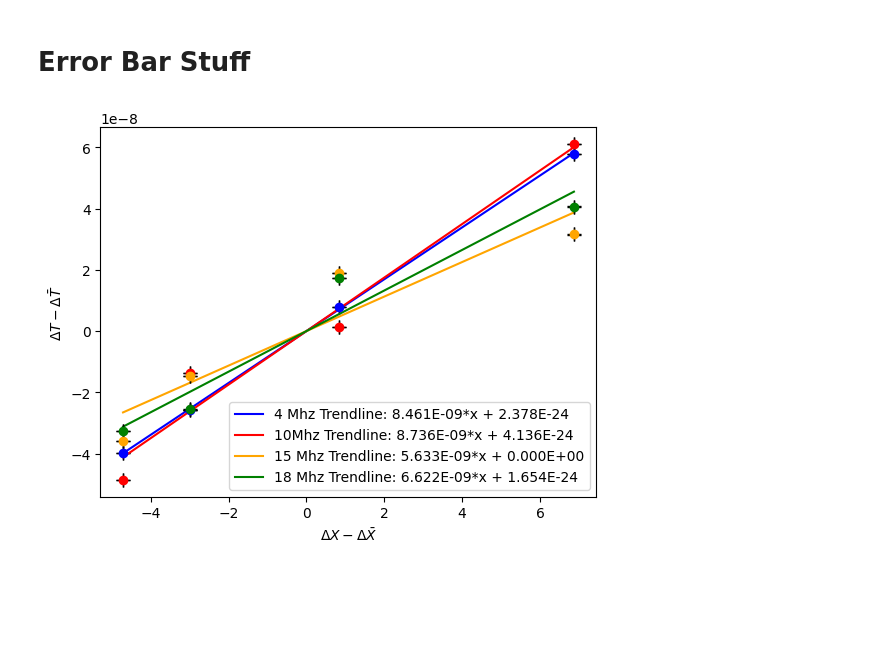
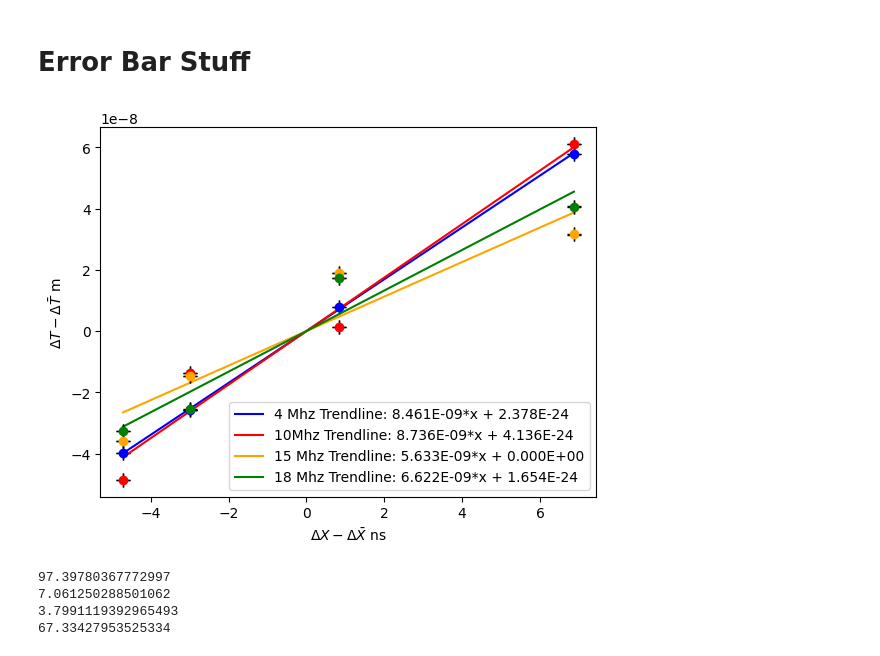
Before and after one commit to ChristianArgueta/PHSX-616, a Jupyter notebook: Speed of Light.ipynb, the cells around one changed output. Cells and saved outputs as stored; diff of their text form; code cells hidden in the pictures; blank space fills up the shorter version.

```diff
--- a/Speed of Light.ipynb
+++ b/Speed of Light.ipynb
@@ -224,33 +224,48 @@ print(np.sqrt(np.diag(cov3)))
 x_error = 8.68684045e-11 #Slope Uncertainty
 y_error = 0.000403E-7 #Time Delay Uncertainty
 
 x_error1= 1.23717783e-09 #Slope Uncertainty
 y_error1 = 0.000403E-7 #Time Delay Uncertainty
 
 x_error2 = 1.48274952e-09 #Slope Uncertainty
 y_error2 = 0.000403E-7 #Time Delay Uncertainty
 
 x_error3 = 9.83441965e-11 #Slope Uncertainty
 y_error3 = 0.000403E-7 #Time Delay Uncertainty
 
 
 plt.plot(x_fit, y_fit, color='blue', label=f'4 Mhz Trendline: {coefficients[0]:.3E}*x + {coefficients[1]:.3E}')
 plt.errorbar(xArray, yArray, xerr=x_error, yerr=y_error, fmt='o', color='blue', ecolor='black', elinewidth=3, capsize=5)
 
 plt.plot(x_fit1, y_fit1, color='red', label=f'10Mhz Trendline: {coefficients1[0]:.3E}*x + {coefficients1[1]:.3E}')
 plt.errorbar(xArray1, yArray1, xerr=x_error1, yerr=y_error1, fmt='o', color='red', ecolor='black', elinewidth=3, capsize=5)
 
 plt.plot(x_fit2, y_fit2, color='orange', label=f'15 Mhz Trendline: {coefficients2[0]:.3E}*x + {coefficients2[1]:.3E}')
 plt.errorbar(xArray2, yArray2, xerr=x_error2, yerr=y_error2, fmt='o', color='orange', ecolor='black', elinewidth=3, capsize=5)
 
 plt.plot(x_fit3, y_fit3, color='green', label=f'18 Mhz Trendline: {coefficients3[0]:.3E}*x + {coefficients3[1]:.3E}')
 plt.errorbar(xArray3, yArray3, xerr=x_error3, yerr=y_error3, fmt='o', color='green', ecolor='black', elinewidth=3, capsize=5)
 
 
 
-plt.xlabel(r'$\Delta X - \Delta \bar{X}$')
-plt.ylabel(r'$\Delta T - \Delta \bar{T}$')
+plt.xlabel(r'$\Delta X - \Delta \bar{X}$ ns')
+plt.ylabel(r'$\Delta T - \Delta \bar{T}$ m')
 plt.legend()
 plt.show()
 # %% [output]
-[figure, old version]
+[figure, new version]
+# %%
+Percent = (coefficients[0] / x_error)
+Percent1 = (coefficients1 [0]/ x_error1)
+Percent2 = (coefficients2 [0]/ x_error2)
+Percent3 = (coefficients3[0] / x_error3)
+
+print(Percent)
+print(Percent1)
+print(Percent2)
+print(Percent3)
+# %% [output]
+97.39780367772997
+7.061250288501062
+3.7991119392965493
+67.33427953525334
```
